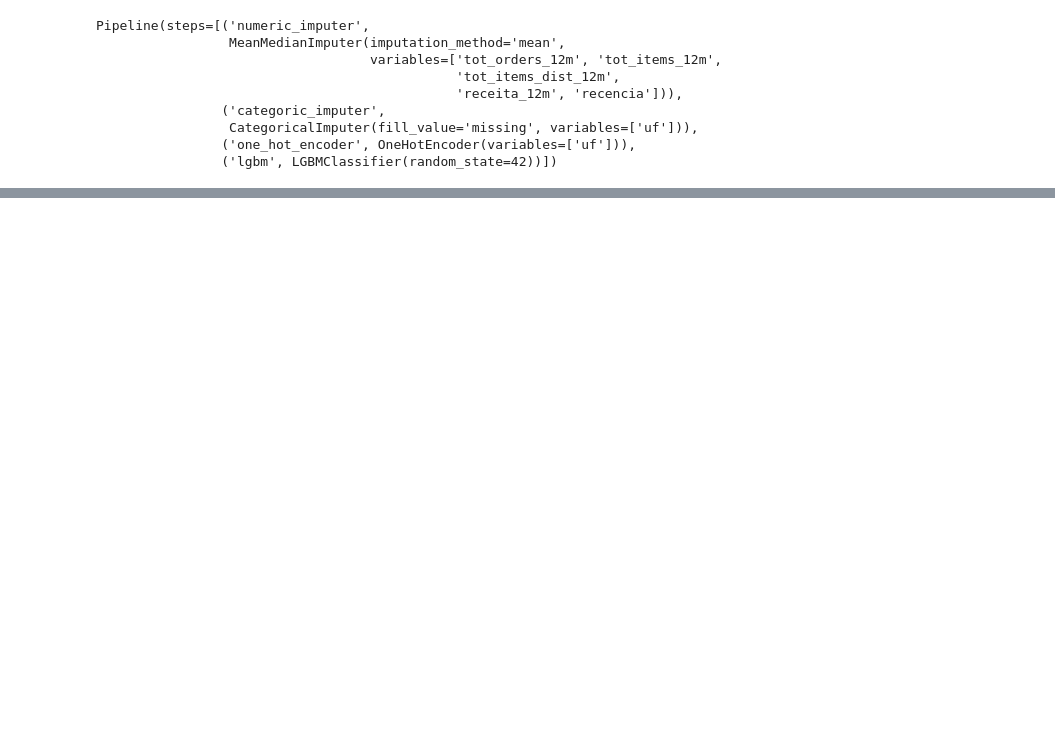
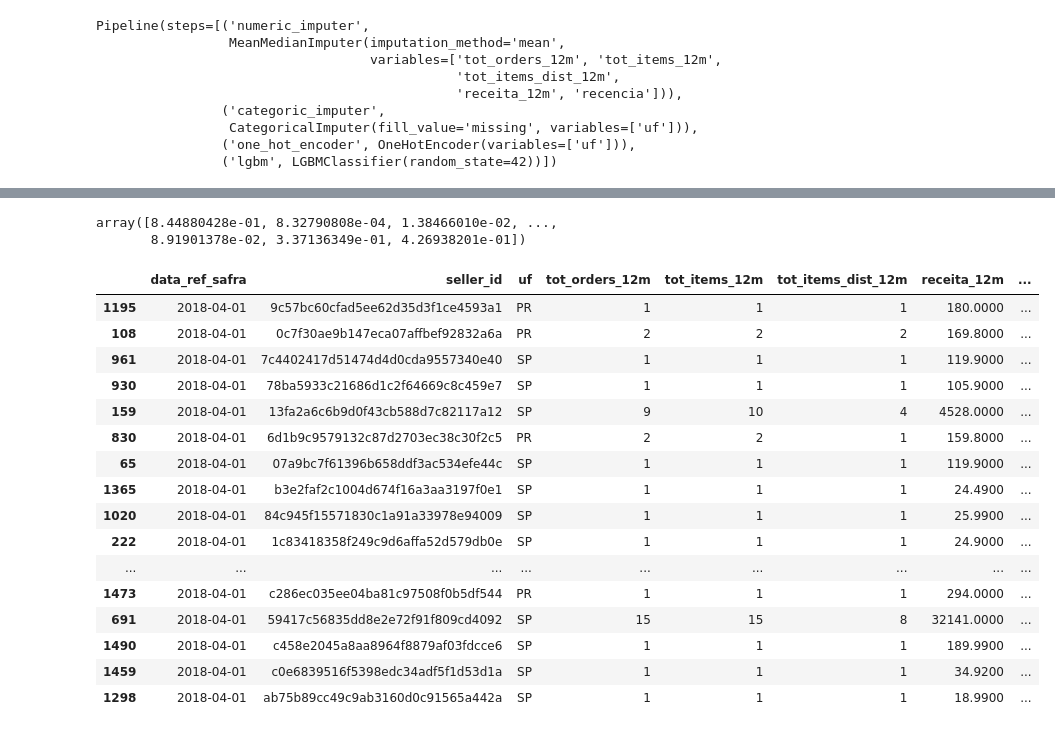
Before and after one commit to DellaCortef/supervised-learning-classification-pipeline, a Jupyter notebook: classification-II/machine-learning-classification-pipeline.ipynb, the cells around one changed output, grey strips where cells are left out. Drawn from its saved outputs; the diff is of its cells as text; code cells hidden in the pictures; blank space fills up the shorter version.

```diff
--- a/classification-II/machine-learning-classification-pipeline.ipynb
+++ b/classification-II/machine-learning-classification-pipeline.ipynb
@@ -691,0 +739,9 @@ FileNotFoundError: [Errno 2] No such file or directory: '/Users/dellacorte/py-pr
+# %%
+key_vars = ['data_ref_safra', 'seller_id']
+num_vars = ['tot_orders_12m', 'tot_items_12m', 'tot_items_dist_12m', 'receita_12m', 'recencia']
+cat_vars = ['uf']
+
+features = cat_vars + num_vars
+
+X_production = df_production[features]
+X_production
@@ -691,0 +762,4 @@ FileNotFoundError: [Errno 2] No such file or directory: '/Users/dellacorte/py-pr
+# %%
+y_pred_prod   = model.predict(X_production)
+y_pred_prod_1 = model.predict_proba(X_production)[:, 1]
+y_pred_prod_0 = model.predict_proba(X_production)[:, 0]
@@ -691,0 +782,31 @@ FileNotFoundError: [Errno 2] No such file or directory: '/Users/dellacorte/py-pr
+# %%
+y_pred_prod_1
+# %% [output]
+array([8.44880428e-01, 8.32790808e-04, 1.38466010e-02, ...,
+       8.91901378e-02, 3.37136349e-01, 4.26938201e-01])
+# %%
+df_production            = df_production.assign(classe_prevista = y_pred_prod)
+df_production['score_1'] = y_pred_prod_1
+df_production['score_0'] = y_pred_prod_0
+# %%
+pd.options.display.float_format = '{:.4f}'.format
+# %%
+df_production.sort_values('score_1', ascending=False).head(20)
+# %% [output]
+|  | data_ref_safra | seller_id | uf | tot_orders_12m | tot_items_12m | tot_items_dist_12m | receita_12m | ... |
+| 1195 | 2018-04-01 | 9c57bc60cfad5ee62d35d3f1ce4593a1 | PR | 1 | 1 | 1 | 180.0000 | ... |
+| 108 | 2018-04-01 | 0c7f30ae9b147eca07affbef92832a6a | PR | 2 | 2 | 2 | 169.8000 | ... |
+| 961 | 2018-04-01 | 7c4402417d51474d4d0cda9557340e40 | SP | 1 | 1 | 1 | 119.9000 | ... |
+| 930 | 2018-04-01 | 78ba5933c21686d1c2f64669c8c459e7 | SP | 1 | 1 | 1 | 105.9000 | ... |
+| 159 | 2018-04-01 | 13fa2a6c6b9d0f43cb588d7c82117a12 | SP | 9 | 10 | 4 | 4528.0000 | ... |
+| 830 | 2018-04-01 | 6d1b9c9579132c87d2703ec38c30f2c5 | PR | 2 | 2 | 1 | 159.8000 | ... |
+| 65 | 2018-04-01 | 07a9bc7f61396b658ddf3ac534efe44c | SP | 1 | 1 | 1 | 119.9000 | ... |
+| 1365 | 2018-04-01 | b3e2faf2c1004d674f16a3aa3197f0e1 | SP | 1 | 1 | 1 | 24.4900 | ... |
+| 1020 | 2018-04-01 | 84c945f15571830c1a91a33978e94009 | SP | 1 | 1 | 1 | 25.9900 | ... |
+| 222 | 2018-04-01 | 1c83418358f249c9d6affa52d579db0e | SP | 1 | 1 | 1 | 24.9000 | ... |
+| ... | ... | ... | ... | ... | ... | ... | ... | ... |
+| 1473 | 2018-04-01 | c286ec035ee04ba81c97508f0b5df544 | PR | 1 | 1 | 1 | 294.0000 | ... |
+| 691 | 2018-04-01 | 59417c56835dd8e2e72f91f809cd4092 | SP | 15 | 15 | 8 | 32141.0000 | ... |
+| 1490 | 2018-04-01 | c458e2045a8aa8964f8879af03fdcce6 | SP | 1 | 1 | 1 | 189.9900 | ... |
+| 1459 | 2018-04-01 | c0e6839516f5398edc34adf5f1d53d1a | SP | 1 | 1 | 1 | 34.9200 | ... |
+| 1298 | 2018-04-01 | ab75b89cc49c9ab3160d0c91565a442a | SP | 1 | 1 | 1 | 18.9900 | ... |
```
Also changed, not shown: parts of 49 cells of this notebook.
